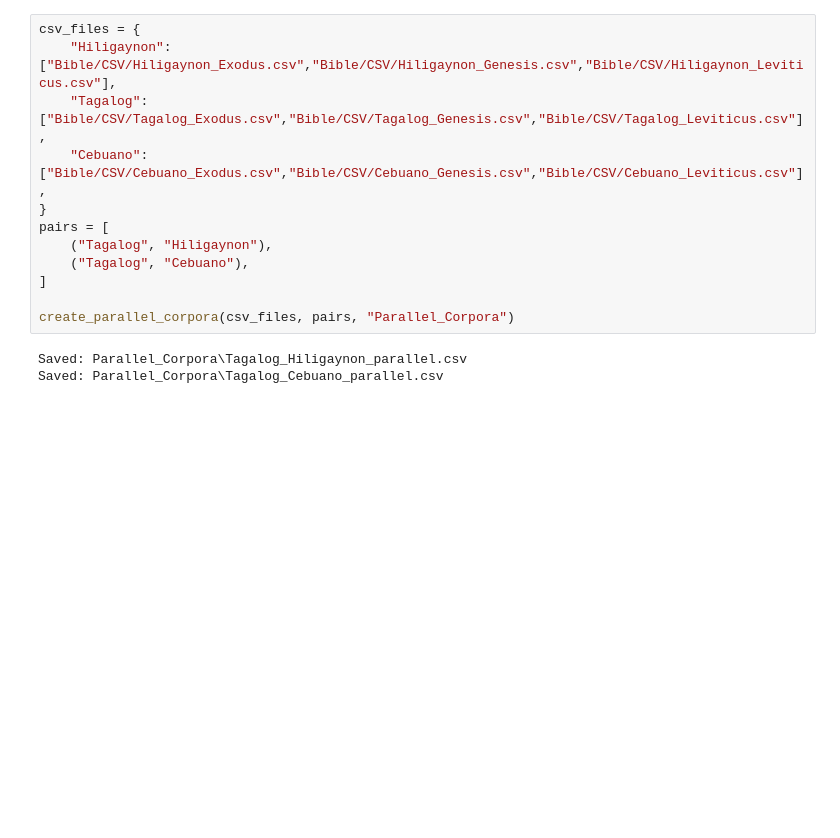
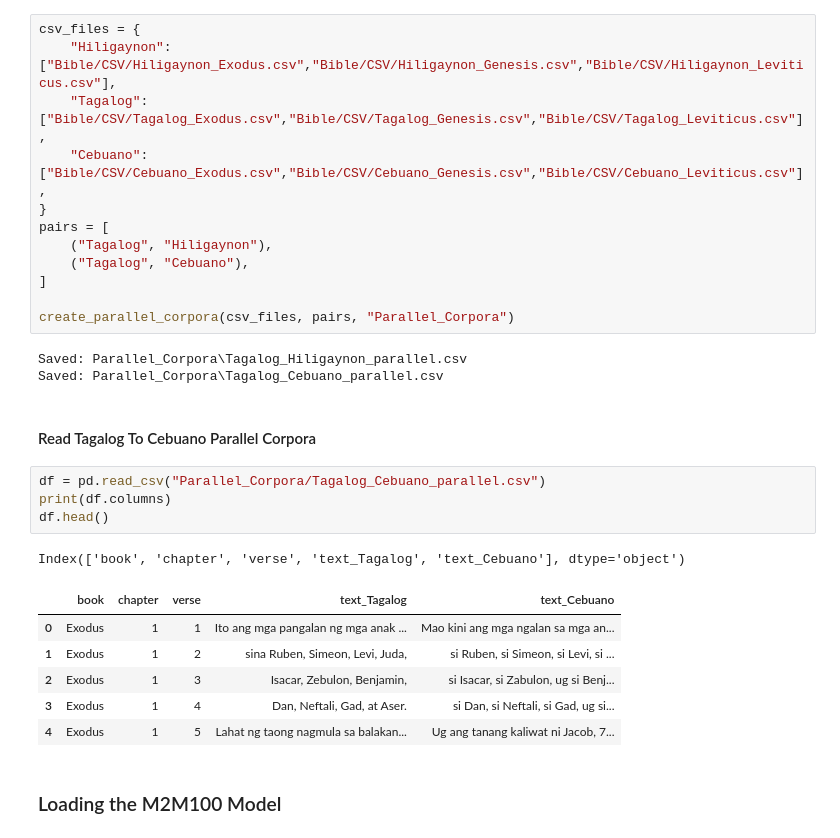
Before and after one commit to AsanroJay/-NLP1000-Project-3-Machine-Translation, a Jupyter notebook: main.ipynb, the cells around one changed output. Drawn from its saved outputs; the diff is of its cells as text; blank space fills up the shorter version.

Commit message:
feat: checkpoint before switching to another model

```diff
--- a/main.ipynb
+++ b/main.ipynb
@@ -36,3 +42,19 @@ create_parallel_corpora(csv_files, pairs, "Parallel_Corpora")
 # %% [output]
 Saved: Parallel_Corpora\Tagalog_Hiligaynon_parallel.csv
 Saved: Parallel_Corpora\Tagalog_Cebuano_parallel.csv
+# %% [markdown]
+#### Read Tagalog To Cebuano Parallel Corpora
+# %%
+df = pd.read_csv("Parallel_Corpora/Tagalog_Cebuano_parallel.csv")
+print(df.columns)
+df.head()
+# %% [output]
+Index(['book', 'chapter', 'verse', 'text_Tagalog', 'text_Cebuano'], dtype='object')
+|  | book | chapter | verse | text_Tagalog | text_Cebuano |
+| 0 | Exodus | 1 | 1 | Ito ang mga pangalan ng mga anak ... | Mao kini ang mga ngalan sa mga an... |
+| 1 | Exodus | 1 | 2 | sina Ruben, Simeon, Levi, Juda, | si Ruben, si Simeon, si Levi, si ... |
+| 2 | Exodus | 1 | 3 | Isacar, Zebulon, Benjamin, | si Isacar, si Zabulon, ug si Benj... |
+| 3 | Exodus | 1 | 4 | Dan, Neftali, Gad, at Aser. | si Dan, si Neftali, si Gad, ug si... |
+| 4 | Exodus | 1 | 5 | Lahat ng taong nagmula sa balakan... | Ug ang tanang kaliwat ni Jacob, 7... |
+# %% [markdown]
+### Loading the M2M100 Model
```
Also changed, not shown: parts of 11 cells of this notebook, 2 other files.
